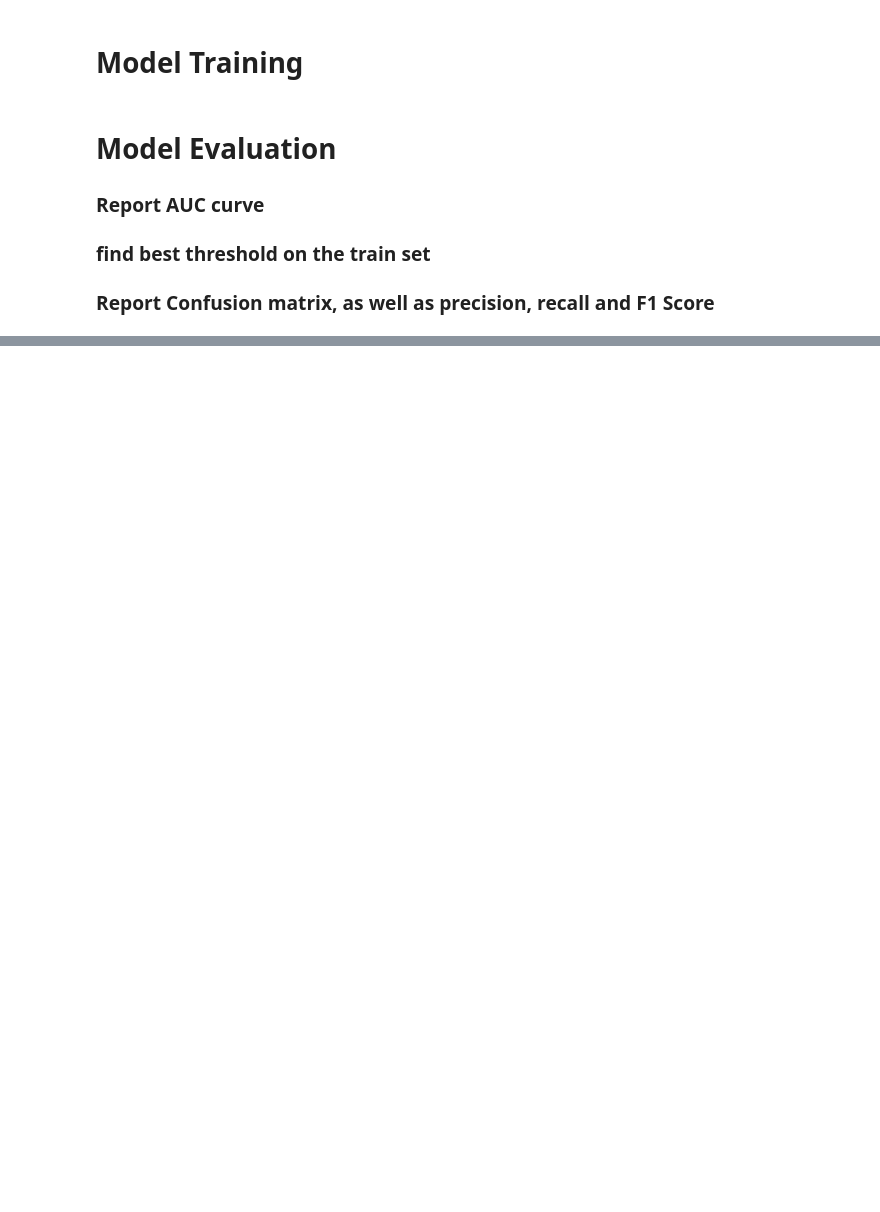
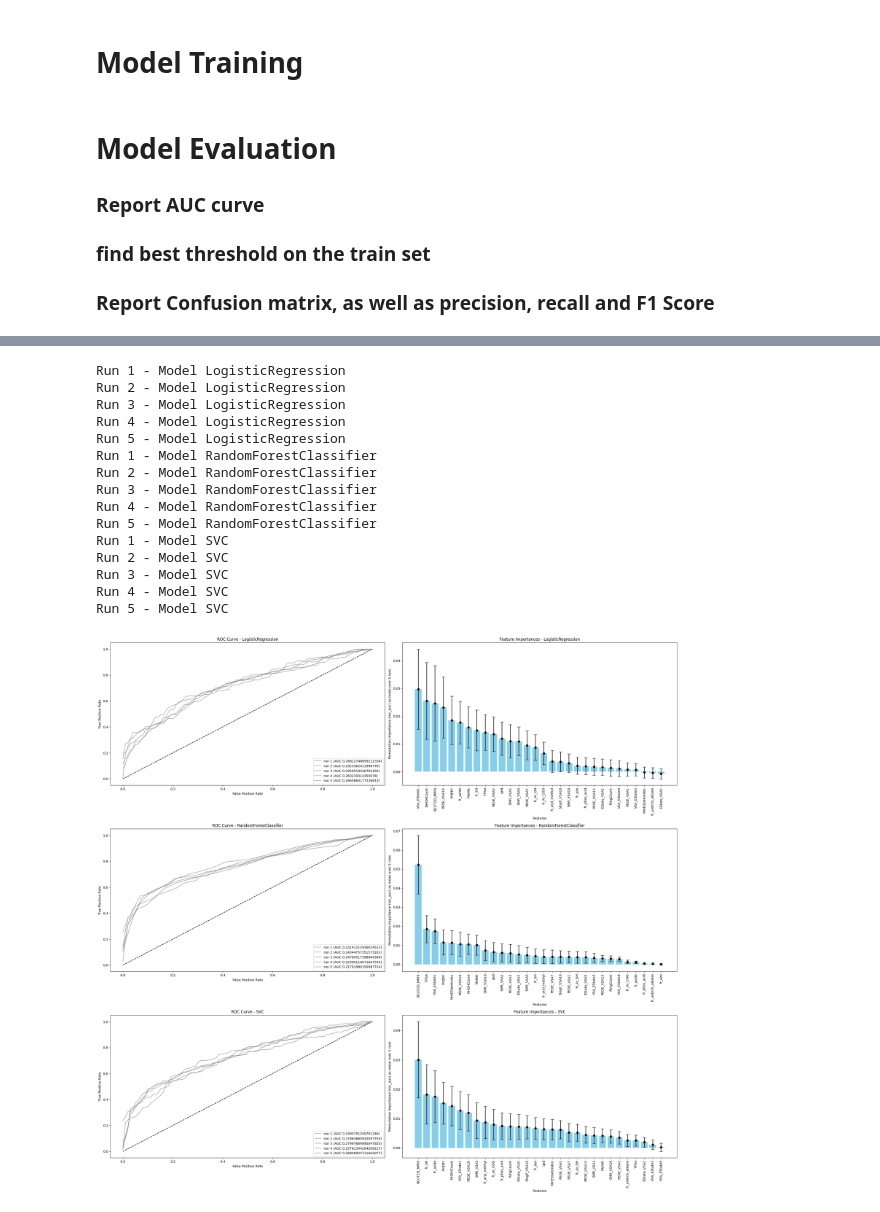
Before and after one commit to julianostermaier/cheminfo_project, a Jupyter notebook: hiv_classification.ipynb, the cells around one changed output, grey strips where cells are left out. Saved outputs shown, nothing was run; the diff lists cells and outputs as text; code cells hidden in the pictures; blank space fills up the shorter version.

```diff
--- a/hiv_classification.ipynb
+++ b/hiv_classification.ipynb
@@ -642,15 +582,0 @@ weighted avg       0.64      0.64      0.63      2520
-# %%
-# for steps of logreg iterations in range(10, 1000, 50): train a model and track the train f1 score and test f1 score
-
-test_f1_scores = []
-train_f1_scores = []
-
-for steps in range(10, 1000, 50):
-    model = LogisticRegression(max_iter=steps)
-    model.fit(X_train, y_train)
-    y_train_pred = model.predict(X_train)
-    y_test_pred = model.predict(X_test)
-    from sklearn.metrics import f1_score
-    train_f1 = f1_score(y_train, y_train_pred)
-    test_f1 = f1_score(y_test, y_test_pred)
-    print(f'Iterations: {steps}, Train F1: {train_f1:.4f}, Test F1: {test_f1:.4f}')
@@ -684,0 +604,49 @@ Iterations: 960, Train F1: 0.5526, Test F1: 0.5585
+# %%
+fig, axes = plt.subplots(len(models), 2, figsize=(20, 8 * len(models)))
+for i, model in enumerate(models):
+    tpr_list = []
+    fpr_list = []
+    performance_list = []
+    importances_list = []
+
+    for n in range(5):  # 5 different random states for balancing
+        min_size = y.value_counts().min()
+        balanced_df = pd.concat([
+            X_selected[X_selected['HIV active'] == 0].sample(min_size),
+            X_selected[X_selected['HIV active'] == 1].sample(min_size)
+        ])
+
+
+        X_ = balanced_df.drop(columns=['HIV active'])
+        y_ = balanced_df['HIV active']
+
+        print(f'Run {n+1} - Model {model.__class__.__name__}')
+        X_train, X_test, y_train, y_test = train_test_split(X_, y_, test_size=0.2, random_state=42)
+        _, tpr, fpr, optimal_threshold, performance_dict, importances = train_eval_model(model, X_train, y_train, X_test, y_test)
+        tpr_list.append(tpr)
+        fpr_list.append(fpr)
+        performance_list.append(performance_dict)
+        importances_list.append(importances)
+
+    # aggregate results
+
+    plot = plot_repeated_model_results(i, axes, model.__class__.__name__, tpr_list, fpr_list, performance_dict, importances_list)
+plt.tight_layout()
+plt.show()
+# %% [output]
+Run 1 - Model LogisticRegression
+Run 2 - Model LogisticRegression
+Run 3 - Model LogisticRegression
+Run 4 - Model LogisticRegression
+Run 5 - Model LogisticRegression
+Run 1 - Model RandomForestClassifier
+Run 2 - Model RandomForestClassifier
+Run 3 - Model RandomForestClassifier
+Run 4 - Model RandomForestClassifier
+Run 5 - Model RandomForestClassifier
+Run 1 - Model SVC
+Run 2 - Model SVC
+Run 3 - Model SVC
+Run 4 - Model SVC
+Run 5 - Model SVC
+[figure, added]
```
Also changed, not shown: parts of 22 cells of this notebook, 1 other file.
